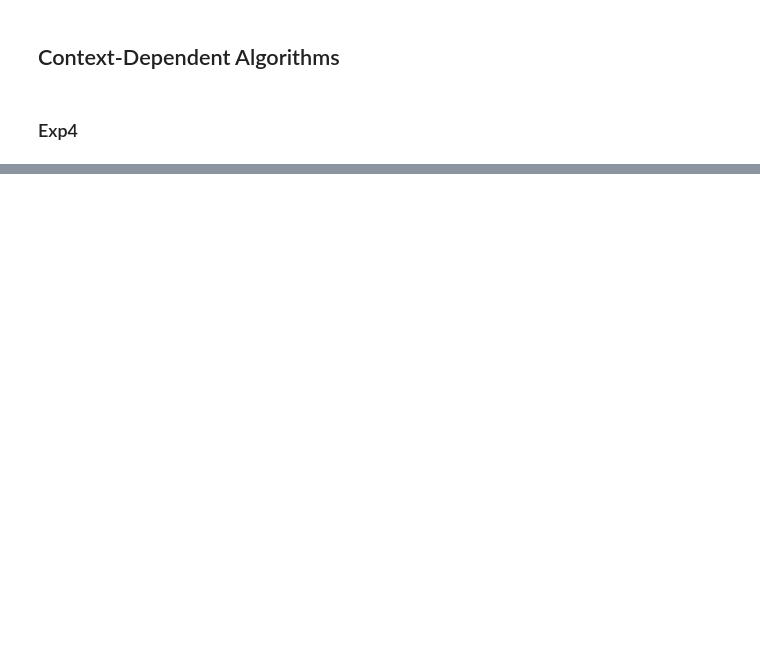
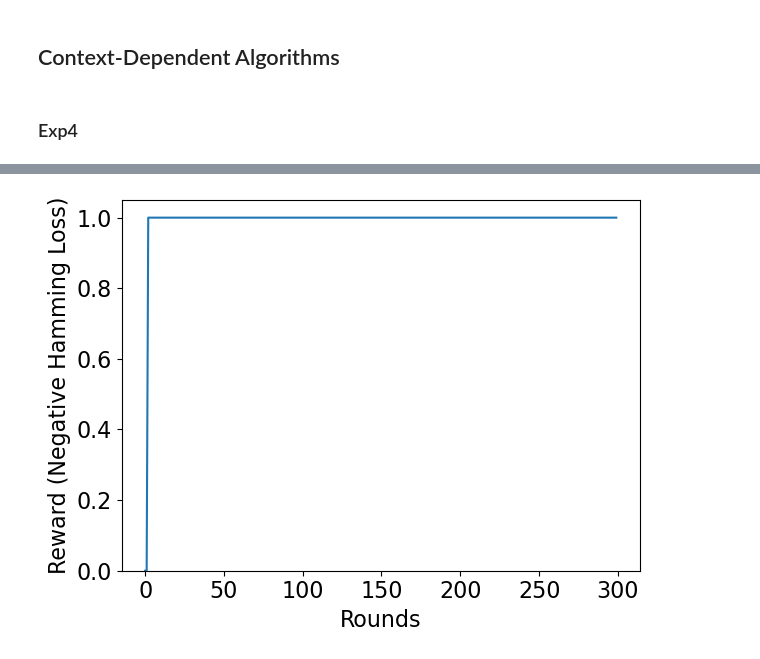
Before and after one commit to wyuan65/OnlineSubspaceRegression, a Jupyter notebook: bandits.ipynb, the cells around one changed output, grey strips where cells are left out. Cells and saved outputs as stored; diff of their text form; code cells hidden in the pictures; blank space fills up the shorter version.

```diff
--- a/bandits.ipynb
+++ b/bandits.ipynb
@@ -128,0 +209,9 @@ def Exp4(rewards,contexts):
+# %%
+plt.figure(9)
+plt.plot(pge.rewards)
+plt.xlabel("Rounds")
+plt.ylabel("Reward (Negative Hamming Loss)")
+plt.ylim(0, y_lim)
+plt.show()
+# %% [output]
+[figure, added]
```
Also changed, not shown: parts of 4 cells of this notebook, 3 other files.
